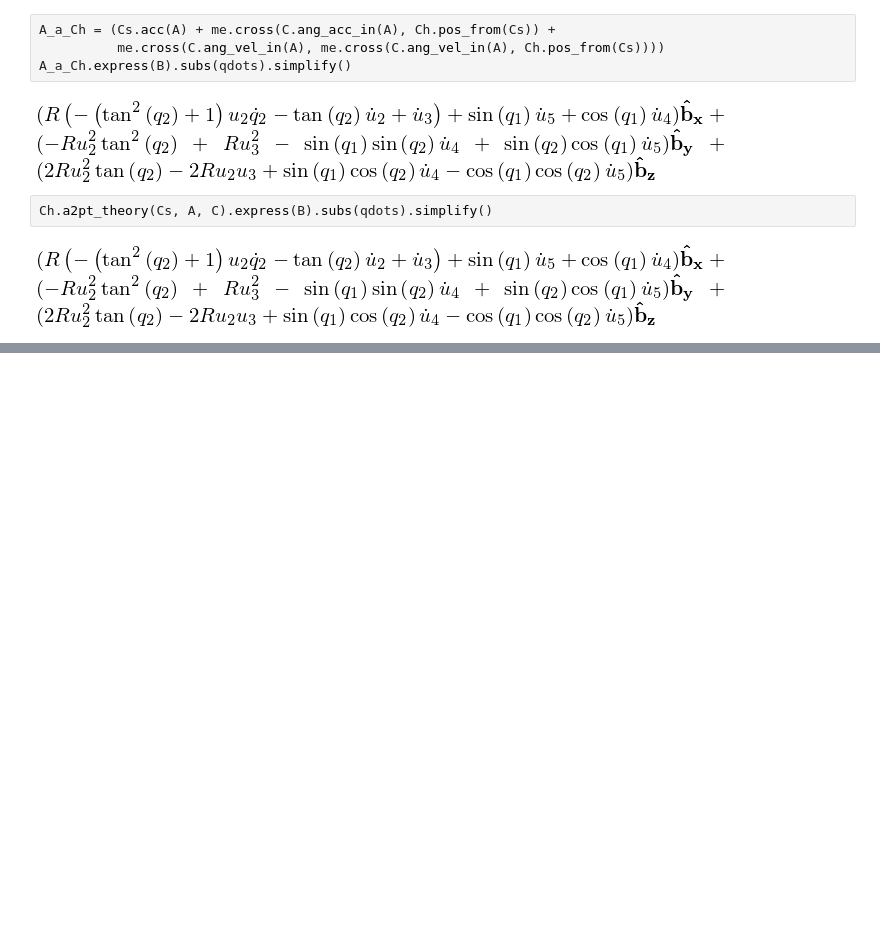
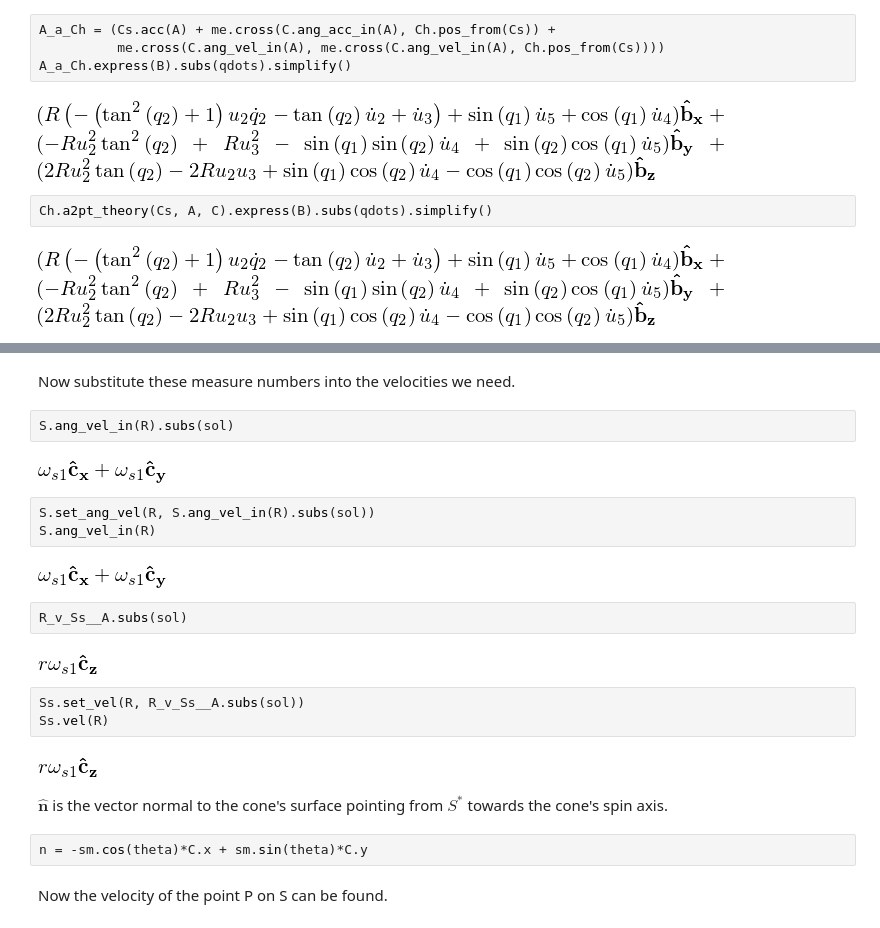
Before and after one commit to moorepants/mae223, a Jupyter notebook: content/homework-notebooks/mae223-ps03.ipynb, the cells around one changed output, grey strips where cells are left out. Saved outputs shown, nothing was run; the diff lists cells and outputs as text; blank space fills up the shorter version.

```diff
--- a/content/homework-notebooks/mae223-ps03.ipynb
+++ b/content/homework-notebooks/mae223-ps03.ipynb
@@ -167,0 +241,26 @@ Ch.a2pt_theory(Cs, A, C).express(B).subs(qdots).simplify()
+# %% [markdown]
+Now substitute these measure numbers into the velocities we need.
+# %%
+S.ang_vel_in(R).subs(sol)
+# %% [output]
+[figure, added]
+# %%
+S.set_ang_vel(R, S.ang_vel_in(R).subs(sol))
+S.ang_vel_in(R)
+# %% [output]
+[figure, added]
+# %%
+R_v_Ss__A.subs(sol)
+# %% [output]
+[figure, added]
+# %%
+Ss.set_vel(R, R_v_Ss__A.subs(sol))
+Ss.vel(R)
+# %% [output]
+[figure, added]
+# %% [markdown]
+$\hat{\mathbf{n}}$ is the vector normal to the cone's surface pointing from $S^*$ towards the cone's spin axis.
+# %%
+n = -sm.cos(theta)*C.x + sm.sin(theta)*C.y
+# %% [markdown]
+Now the velocity of the point P on S can be found.
```
Also changed, not shown: parts of 41 cells of this notebook.
